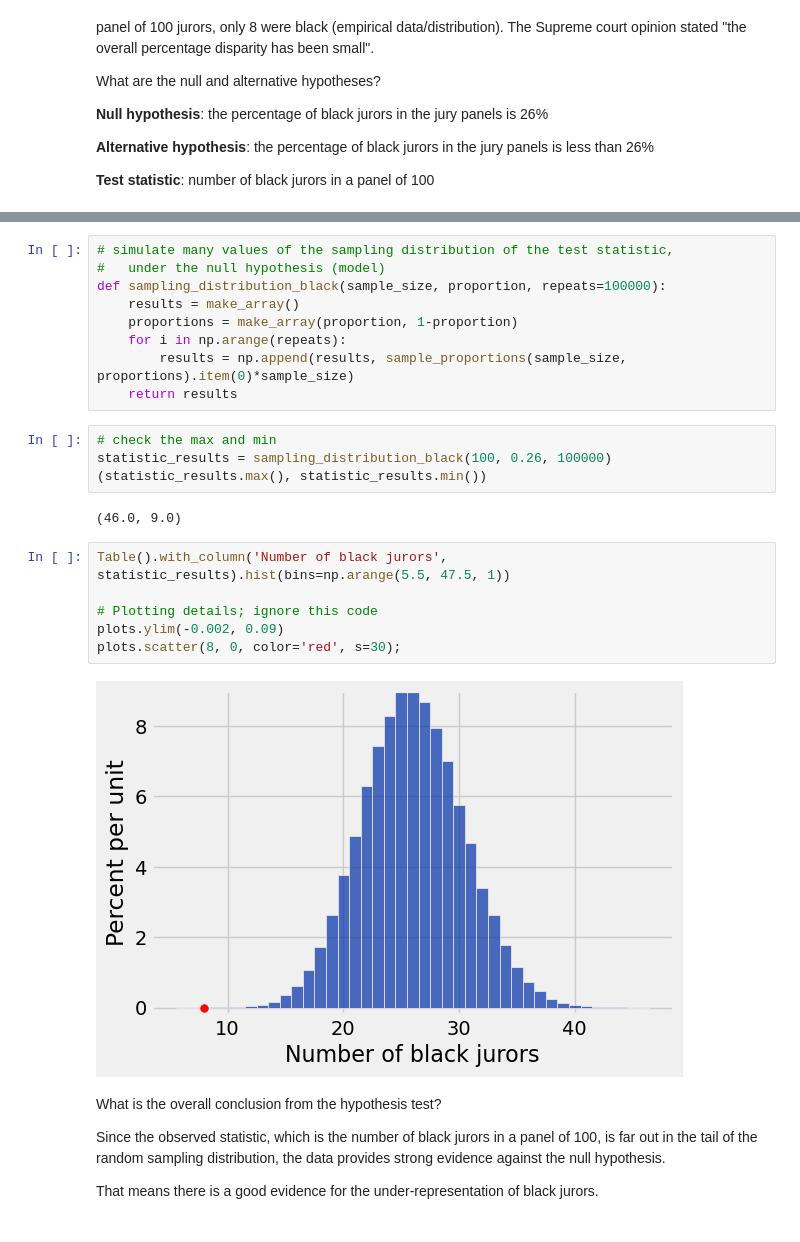
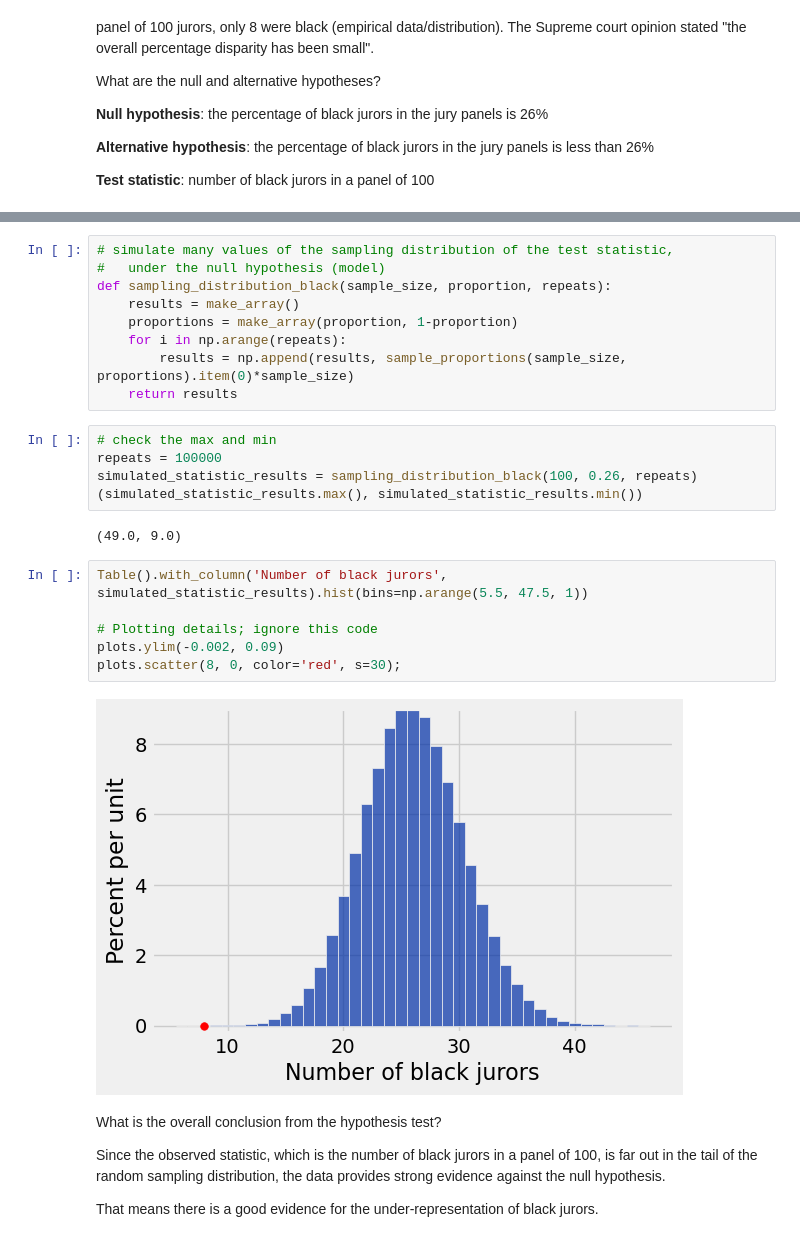
Before and after one commit to SRJC-Data-Science/materials-sp22, a Jupyter notebook: SRJC/lecture_note/lecture_17_18_19/hypothesis_testing-pw.ipynb, the cells around one changed output, grey strips where cells are left out. Drawn from its saved outputs; the diff is of its cells as text.

```diff
--- a/SRJC/lecture_note/lecture_17_18_19/hypothesis_testing-pw.ipynb
+++ b/SRJC/lecture_note/lecture_17_18_19/hypothesis_testing-pw.ipynb
@@ -83,7 +83,7 @@ sample_proportions(sample_size, proportions).item(0) * 100
 # %%
 # simulate many values of the sampling distribution of the test statistic,
 #   under the null hypothesis (model)
-def sampling_distribution_black(sample_size, proportion, repeats=100000):
+def sampling_distribution_black(sample_size, proportion, repeats):
     results = make_array()
     proportions = make_array(proportion, 1-proportion)
     for i in np.arange(repeats):
@@ -91,18 +91,19 @@ def sampling_distribution_black(sample_size, proportion, repeats=100000):
     return results
 # %%
 # check the max and min
-statistic_results = sampling_distribution_black(100, 0.26, 100000)
-(statistic_results.max(), statistic_results.min())
+repeats = 100000
+simulated_statistic_results = sampling_distribution_black(100, 0.26, repeats)
+(simulated_statistic_results.max(), simulated_statistic_results.min())
 # %% [output]
-(46.0, 9.0)
+(49.0, 9.0)
 # %%
-Table().with_column('Number of black jurors', statistic_results).hist(bins=np.arange(5.5, 47.5, 1))
+Table().with_column('Number of black jurors', simulated_statistic_results).hist(bins=np.arange(5.5, 47.5, 1))
 
 # Plotting details; ignore this code
 plots.ylim(-0.002, 0.09)
 plots.scatter(8, 0, color='red', s=30);
 # %% [output]
-[figure, old version]
+[figure, new version]
 # %% [markdown]
 What is the overall conclusion from the hypothesis test?
 
```
Also changed, not shown: parts of 17 cells of this notebook.
